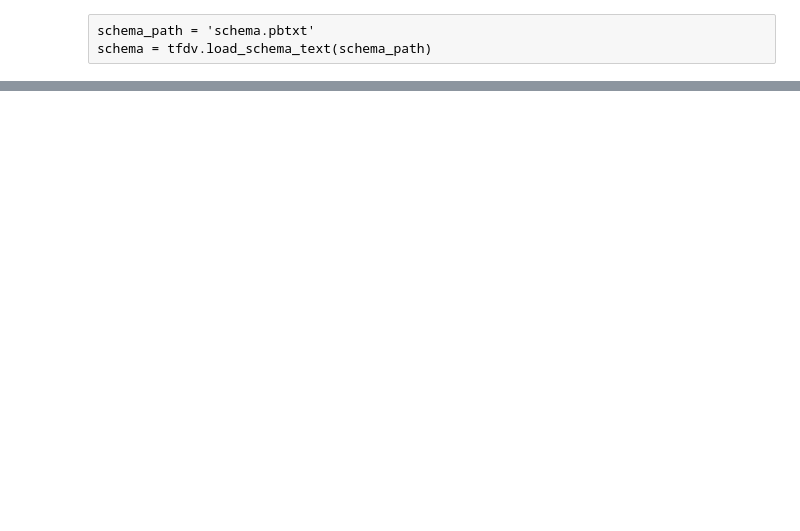
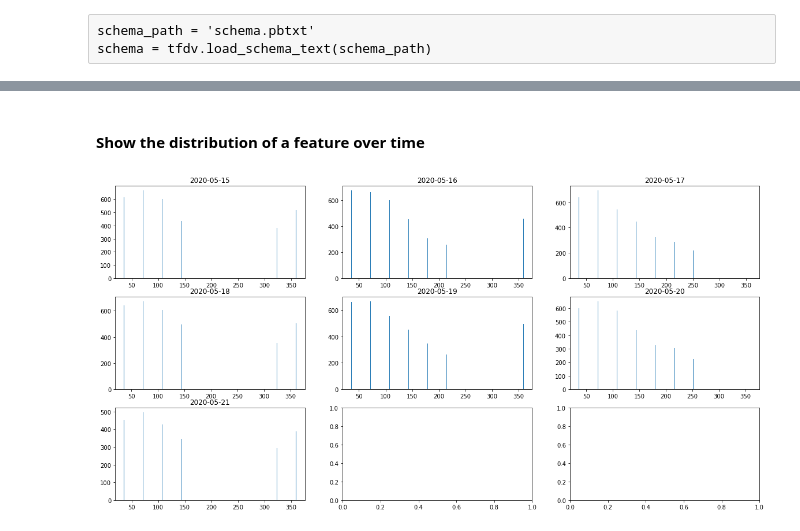
Before and after one commit to jarokaz/drift-monitor, a Jupyter notebook: examples/analyze-request_response_log.ipynb, the cells around one changed output, grey strips where cells are left out. Saved outputs shown, nothing was run; the diff lists cells and outputs as text; code cells hidden in the pictures; blank space fills up the shorter version.

```diff
--- a/examples/analyze-request_response_log.ipynb
+++ b/examples/analyze-request_response_log.ipynb
@@ -220,0 +201,23 @@ tfdv.display_anomalies(anomalies)
+# %%
+def retrieve_standard_histogram(feature_stats):
+    standard_histogram = [[(bucket.low_value, bucket.high_value, bucket.sample_count) for bucket in histogram.buckets]
+                          for histogram in feature_stats.histograms
+                          if histogram.type == statistics_pb2.Histogram.HistogramType.STANDARD][0]
+
+    return standard_histogram
+# %% [markdown]
+#### Show the distribution of a feature over time
+# %%
+feature_path = FeaturePath(['Aspect'])
+histograms = [(datetime.date.fromisoformat(dataset.name[12:]),
+                  retrieve_standard_histogram(get_feature_stats(dataset, feature_path).num_stats))
+                             for dataset in stats_list.datasets if dataset.name != 'All Examples']
+# %%
+figsize = (20, 10)
+fig, ax = plt.subplots(len(histograms)//3 + int(len(histograms)%3>0), 3, figsize=figsize)
+for ax, histogram in zip(ax.flat[0:], sorted(histograms)):
+    ax.set_title(histogram[0])
+    _, x, y = zip(*histogram[1])
+    ax.bar(list(x), list(y))
+# %% [output]
+[figure, added]
```
Also changed, not shown: parts of 33 cells of this notebook.
